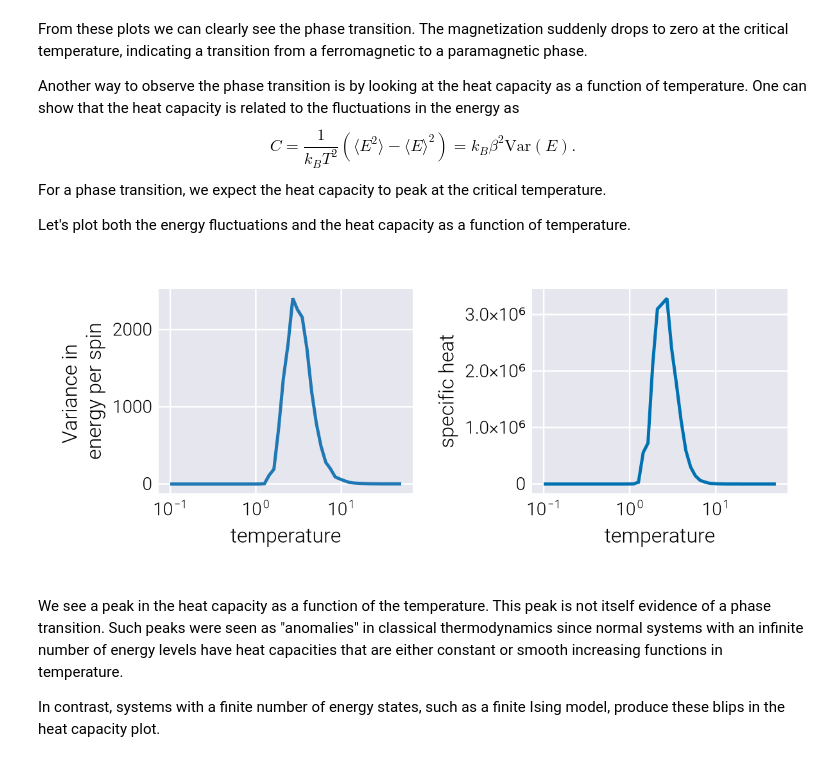
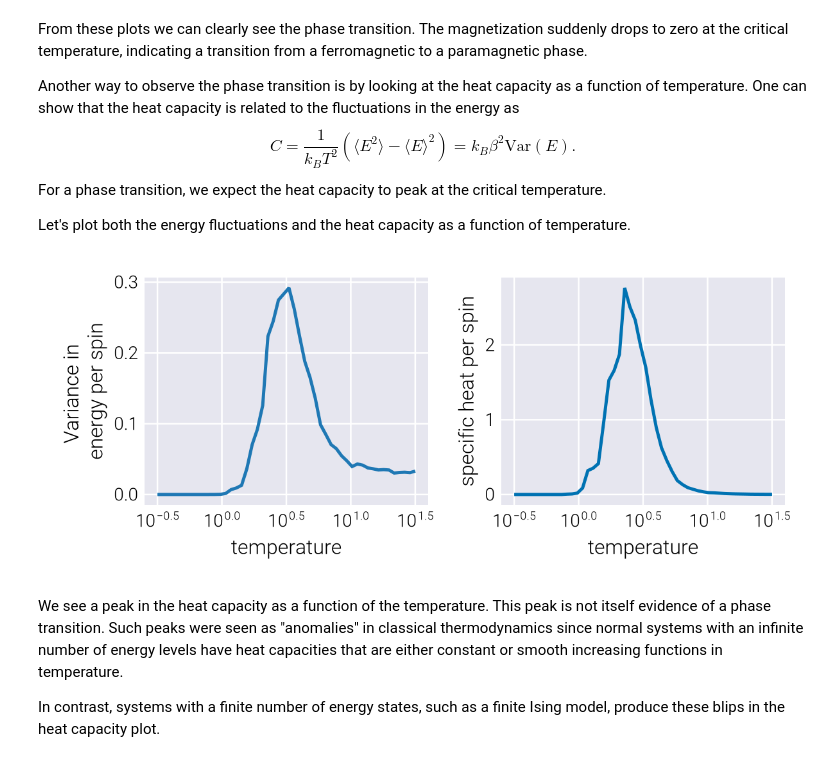
Before and after one commit to mrazomej/active_inference_tutorials, a Jupyter notebook: code/exploratory/ising_model_sim.ipynb, the cells around one changed output. Saved outputs shown, nothing was run; the diff lists cells and outputs as text; code cells hidden in the pictures.

```diff
--- a/code/exploratory/ising_model_sim.ipynb
+++ b/code/exploratory/ising_model_sim.ipynb
@@ -536,9 +522,6 @@ for (i, β) in enumerate(β_vals)
         x[i],
         colormap=ColorSchemes.grays,
         colorrange=(-1, 1),
-        showaxis=false,
-        showticks=false,
-        transpose=true,
     )
 
     # Add title to the subplot
@@ -576,15 +559,15 @@ sampling for a number of iterations.
 # %%
 Random.seed!(42)
 # Define range of temperatures in log scale
-T = 10 .^ range(-1, stop=log10(50), length=50)
+T = 10 .^ range(-0.5, stop=1.5, length=50)
 # Compute the corresponding β values
 β_vals = Float32.(1 ./ T)
 # Define latice size
-m, n = 100, 100
+m, n = 8, 8
 # Defie number of iterations for Gibbs sampling
-n_iter = 5_000_000
+n_iter = 500_000
 # Define number of iterations to reach equilibrium
-n_cyc = 500
+n_cyc = 1_000
 # Set initial state with random spins.
 # NOTE: We use Int8 for low memory usage.
 x_init = rand(Int8[-1, 1], m, n)
@@ -654,7 +637,7 @@ ax1 = Axis(
 # Compute mean and std energy for quantities
 df_en = DF.sort!(
     DF.combine(
-        DF.groupby(df, :T),
+        DF.groupby(df, [:T, :β]),
         :energy => StatsBase.mean => :energy_mean,
         :energy => StatsBase.std => :energy_std,
         :energy => StatsBase.var => :energy_var,
@@ -734,37 +717,37 @@ ax1 = Axis(
     ylabel="Variance in \nenergy per spin",
     xscale=log10,
     aspect=AxisAspect(1.25)
 )
 
 # Plot std in energy per spin
 lines!(
     ax1,
     df_en.T,
-    df_en.energy_var ./ length(x_init),
+    df_en.energy_var ./ length(x_init) .^ 2,
     linewidth=2.5,
     color=ColorSchemes.Paired_10[2],
 )
 
 # Add axis for specific heat plot
 ax2 = Axis(
     fig[1, 2],
     xlabel="temperature",
-    ylabel="specific heat",
+    ylabel="specific heat per spin",
     xscale=log10,
     aspect=AxisAspect(1.25)
 )
 
 # Plot specific heat
 lines!(
     ax2,
     df_en.T,
-    df_en.energy_var ./ df_en.T .^ 2,
+    df_en.energy_var .* df_en.β .^ 2 ./ length(x_init),
     linewidth=2.5,
 )
 
 fig
 # %% [output]
-[figure, old version]
+[figure, new version]
 # %% [markdown]
 We see a peak in the heat capacity as a function of the temperature. This peak
 is not itself evidence of a phase transition. Such peaks were seen as
```
Also changed, not shown: parts of 22 cells of this notebook.
